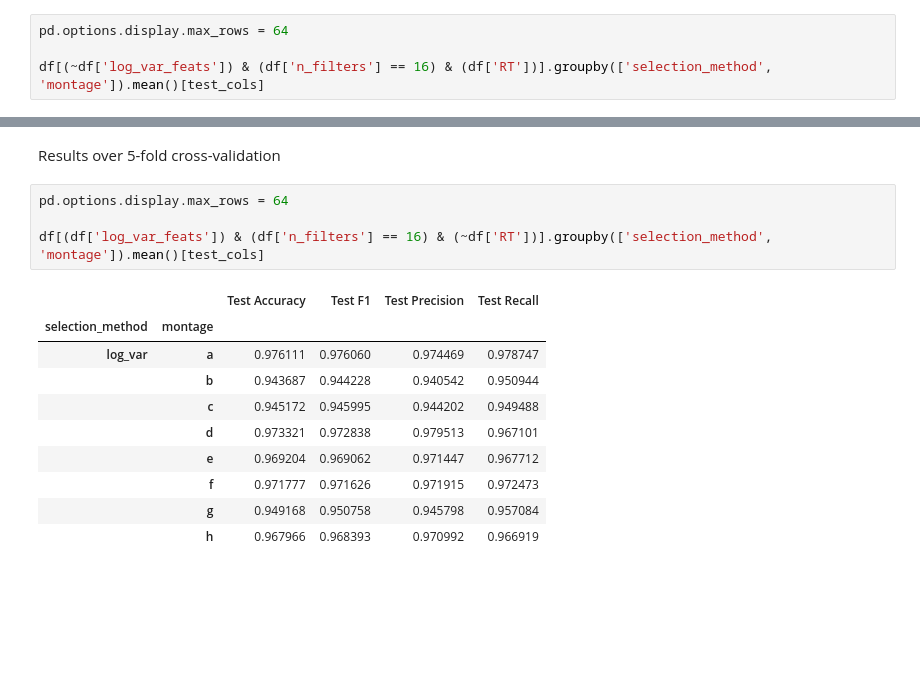
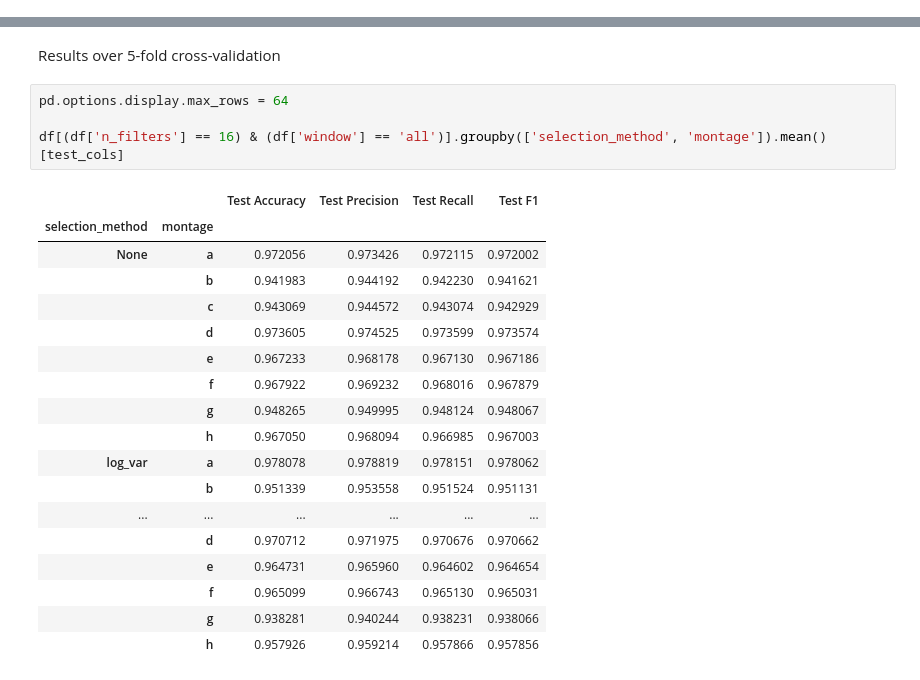
Before and after one commit to nicchiou/mindportal, a Jupyter notebook: experiments/motor_LR/csp_baseline/BaseExperimentSummary.ipynb, the cells around one changed output, grey strips where cells are left out. Saved outputs shown, nothing was run; the diff lists cells and outputs as text; blank space fills up the shorter version.

```diff
--- a/experiments/motor_LR/csp_baseline/BaseExperimentSummary.ipynb
+++ b/experiments/motor_LR/csp_baseline/BaseExperimentSummary.ipynb
@@ -85,4 +116,0 @@ df[(df['log_var_feats']) & (df['n_filters'] == 16) & (df['RT'])].groupby(['selec
-# %%
-pd.options.display.max_rows = 64
-
-df[(~df['log_var_feats']) & (df['n_filters'] == 16) & (df['RT'])].groupby(['selection_method', 'montage']).mean()[test_cols]
@@ -112,15 +121,23 @@ Results over 5-fold cross-validation
 # %%
 pd.options.display.max_rows = 64
 
-df[(df['log_var_feats']) & (df['n_filters'] == 16) & (~df['RT'])].groupby(['selection_method', 'montage']).mean()[test_cols]
+df[(df['n_filters'] == 16) & (df['window'] == 'all')].groupby(['selection_method', 'montage']).mean()[test_cols]
 # %% [output]
-|  |  | Test Accuracy | Test F1 | Test Precision | Test Recall |
+|  |  | Test Accuracy | Test Precision | Test Recall | Test F1 |
 | selection_method | montage |  |  |  |  |
-| log_var | a | 0.976111 | 0.976060 | 0.974469 | 0.978747 |
-|  | b | 0.943687 | 0.944228 | 0.940542 | 0.950944 |
-|  | c | 0.945172 | 0.945995 | 0.944202 | 0.949488 |
-|  | d | 0.973321 | 0.972838 | 0.979513 | 0.967101 |
-|  | e | 0.969204 | 0.969062 | 0.971447 | 0.967712 |
-|  | f | 0.971777 | 0.971626 | 0.971915 | 0.972473 |
-|  | g | 0.949168 | 0.950758 | 0.945798 | 0.957084 |
-|  | h | 0.967966 | 0.968393 | 0.970992 | 0.966919 |
+| None | a | 0.972056 | 0.973426 | 0.972115 | 0.972002 |
+|  | b | 0.941983 | 0.944192 | 0.942230 | 0.941621 |
+|  | c | 0.943069 | 0.944572 | 0.943074 | 0.942929 |
+|  | d | 0.973605 | 0.974525 | 0.973599 | 0.973574 |
+|  | e | 0.967233 | 0.968178 | 0.967130 | 0.967186 |
+|  | f | 0.967922 | 0.969232 | 0.968016 | 0.967879 |
+|  | g | 0.948265 | 0.949995 | 0.948124 | 0.948067 |
+|  | h | 0.967050 | 0.968094 | 0.966985 | 0.967003 |
+| log_var | a | 0.978078 | 0.978819 | 0.978151 | 0.978062 |
+|  | b | 0.951339 | 0.953558 | 0.951524 | 0.951131 |
+| ... | ... | ... | ... | ... | ... |
+|  | d | 0.970712 | 0.971975 | 0.970676 | 0.970662 |
+|  | e | 0.964731 | 0.965960 | 0.964602 | 0.964654 |
+|  | f | 0.965099 | 0.966743 | 0.965130 | 0.965031 |
+|  | g | 0.938281 | 0.940244 | 0.938231 | 0.938066 |
+|  | h | 0.957926 | 0.959214 | 0.957866 | 0.957856 |
```
Also changed, not shown: parts of 40 cells of this notebook, 1 other file.
